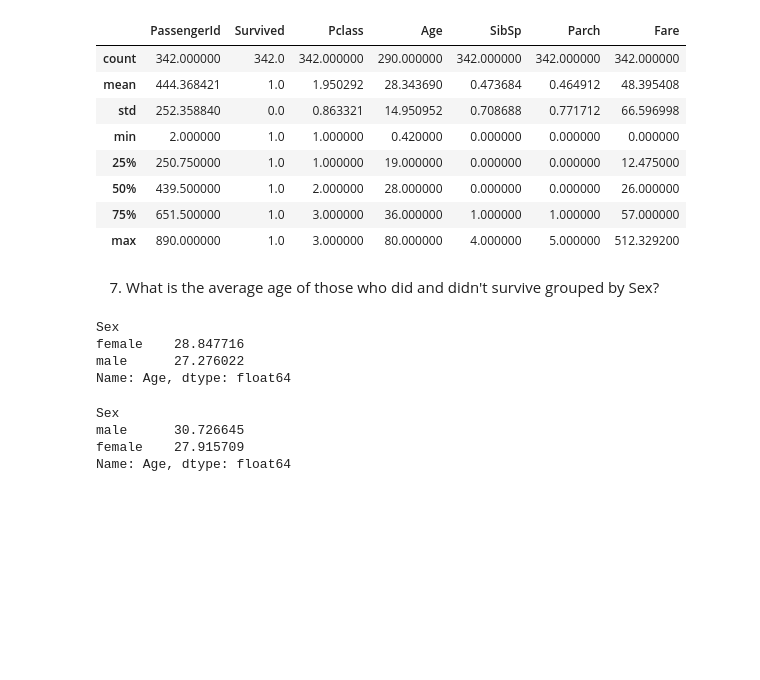
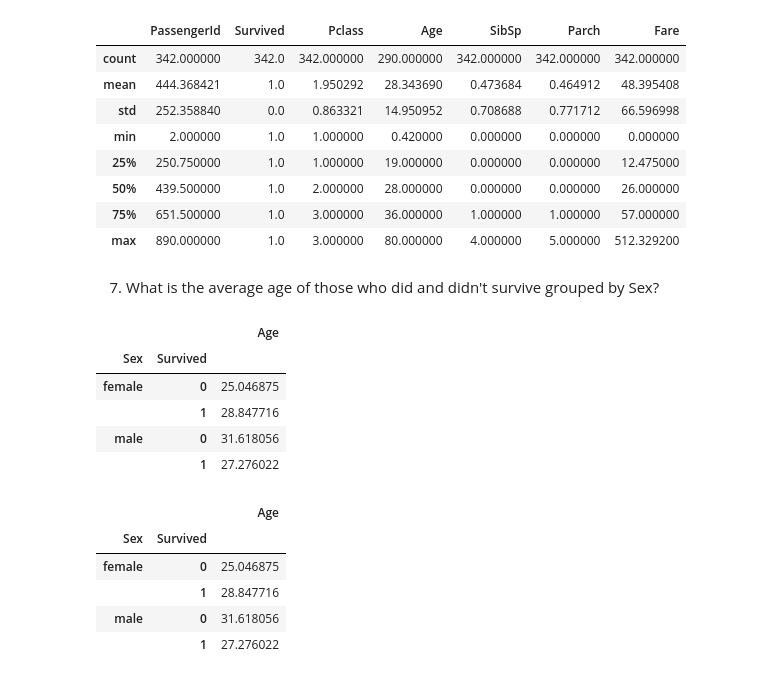
Before and after one commit to Jonny-T87/Dojo-Projects, a Jupyter notebook: Filtering_byGender.ipynb, the cells around one changed output. Saved outputs shown, nothing was run; the diff lists cells and outputs as text; code cells hidden in the pictures; blank space fills up the shorter version.

```diff
--- a/Filtering_byGender.ipynb
+++ b/Filtering_byGender.ipynb
@@ -96,17 +115,27 @@ who_survived.describe()
 7. What is the average age of those who did and didn't survive grouped by Sex?
 # %%
 # Who survived female 29 yo and male 27 yo
-who_survived.groupby(['Sex'], sort=False)['Age'].mean()
+#who_survived.groupby(['Sex'], sort=False)['Age'].mean()
+#REDO
+#Who survived female 29 yo and male 27 yo AND didn't survive female 25 yo and male 32 yo
+df.groupby(['Sex', 'Survived'])[['Age']].mean()
 # %% [output]
-Sex
-female    28.847716
-male      27.276022
-Name: Age, dtype: float64
+|  |  | Age |
+| Sex | Survived |  |
+| female | 0 | 25.046875 |
+|  | 1 | 28.847716 |
+| male | 0 | 31.618056 |
+|  | 1 | 27.276022 |
 # %%
 # Who Didnt survive female 28 yo and male 31 yo
-didnt_survive.groupby(['Sex'], sort=False)['Age'].mean()
+#didnt_survive.groupby(['Sex'], sort=False)['Age'].mean()
+#REDO
+#Who survived female 29 yo and male 27 yo AND didn't survive female 25 yo and male 32 yo
+df.groupby(['Sex', 'Survived'])[['Age']].mean()
 # %% [output]
-Sex
-male      30.726645
-female    27.915709
-Name: Age, dtype: float64
+|  |  | Age |
+| Sex | Survived |  |
+| female | 0 | 25.046875 |
+|  | 1 | 28.847716 |
+| male | 0 | 31.618056 |
+|  | 1 | 27.276022 |
```
Also changed, not shown: parts of 6 cells of this notebook.
